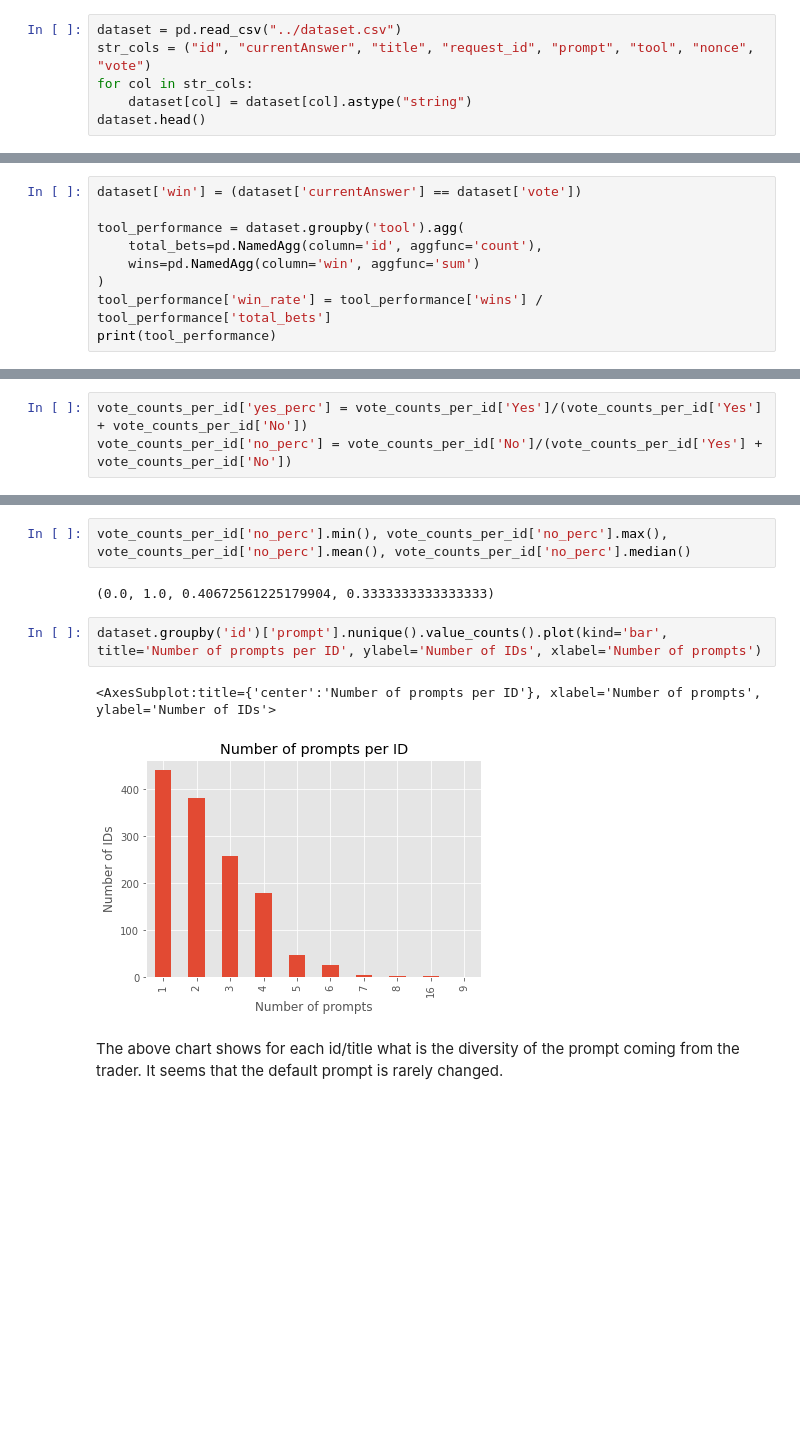
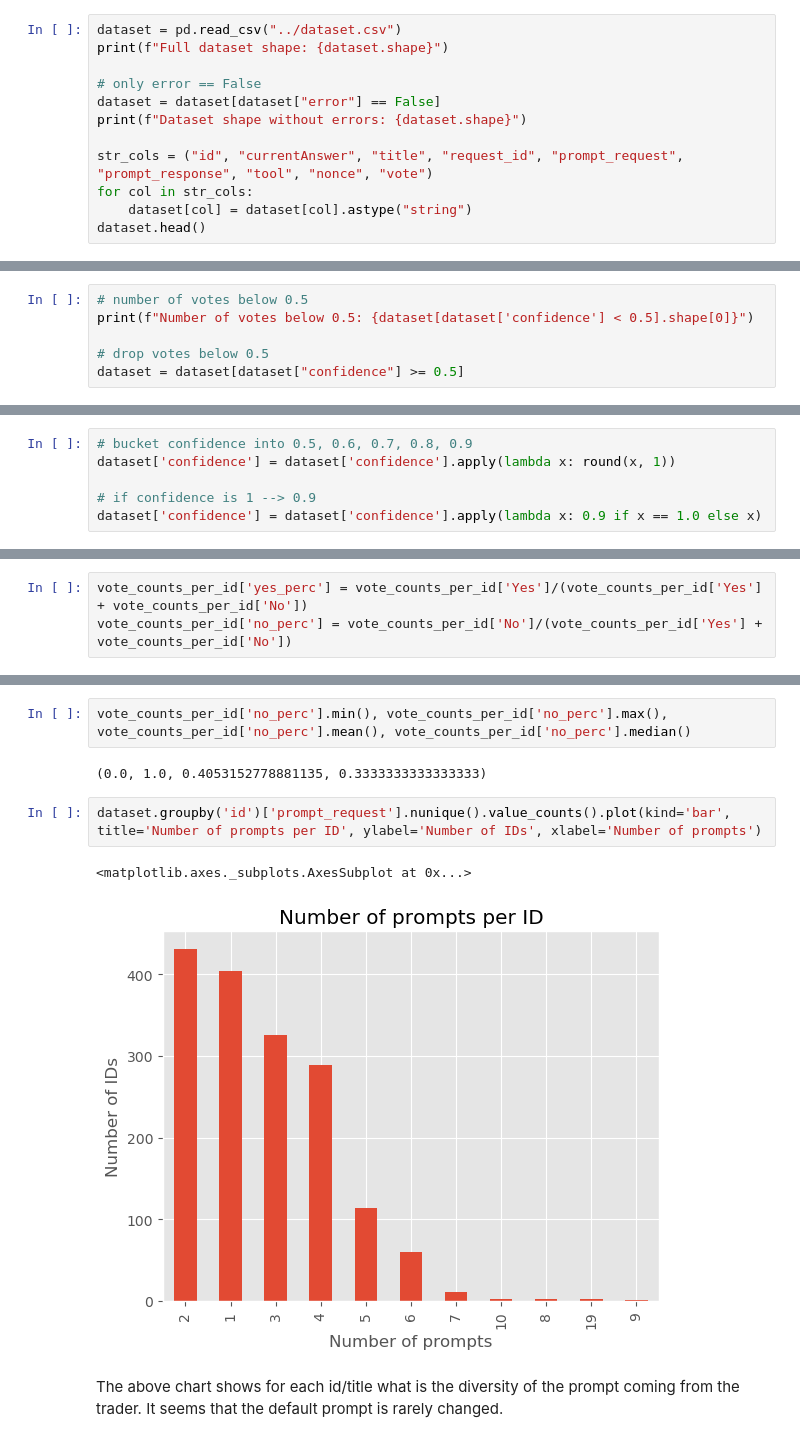
Before and after one commit to valory-xyz/scripts, a Jupyter notebook: fpmms/nbs/initial_analysis.ipynb, the cells around one changed output, grey strips where cells are left out. Cells and saved outputs as stored; diff of their text form; blank space fills up the shorter version.

```diff
--- a/fpmms/nbs/initial_analysis.ipynb
+++ b/fpmms/nbs/initial_analysis.ipynb
@@ -44,7 +44,13 @@ def gen_stats(df, tools_group, group, col: str):
 ### load data
 # %%
 dataset = pd.read_csv("../dataset.csv")
-str_cols = ("id", "currentAnswer", "title", "request_id", "prompt", "tool", "nonce", "vote")
+print(f"Full dataset shape: {dataset.shape}")
+
+# only error == False
+dataset = dataset[dataset["error"] == False]
+print(f"Dataset shape without errors: {dataset.shape}")
+
+str_cols = ("id", "currentAnswer", "title", "request_id", "prompt_request", "prompt_response", "tool", "nonce", "vote")
 for col in str_cols:
     dataset[col] = dataset[col].astype("string")
 dataset.head()
@@ -107,0 +118,6 @@ array([0.8 , 0.9 , 0.7 , 0.75, 0.6 , 0.5 , 0.85, 1.  , 0.35, 0.4 , 0.99,
+# %%
+# number of votes below 0.5
+print(f"Number of votes below 0.5: {dataset[dataset['confidence'] < 0.5].shape[0]}")
+
+# drop votes below 0.5
+dataset = dataset[dataset["confidence"] >= 0.5]
@@ -108,3 +126,9 @@ array([0.8 , 0.9 , 0.7 , 0.75, 0.6 , 0.5 , 0.85, 1.  , 0.35, 0.4 , 0.99,
+# %%
+# bucket confidence into 0.5, 0.6, 0.7, 0.8, 0.9
+dataset['confidence'] = dataset['confidence'].apply(lambda x: round(x, 1))
+
+# if confidence is 1 --> 0.9
+dataset['confidence'] = dataset['confidence'].apply(lambda x: 0.9 if x == 1.0 else x)
 # %%
 dataset.loc[(dataset["confidence"] >= 0.9) & (dataset["confidence"] < 1), "confidence"] = 0.9
 dataset.loc[dataset["confidence"] == 0.85, "confidence"] = 0.8
@@ -169,11 +193,2 @@ Text(0.5, 0, 'Tool')
 # %% [markdown]
 From above, it seems like the prediction-online tool may have a large bias towards yes answers.
-# %%
-dataset['win'] = (dataset['currentAnswer'] == dataset['vote'])
-
-tool_performance = dataset.groupby('tool').agg(
-    total_bets=pd.NamedAgg(column='id', aggfunc='count'),
-    wins=pd.NamedAgg(column='win', aggfunc='sum')
-)
-tool_performance['win_rate'] = tool_performance['wins'] / tool_performance['total_bets']
-print(tool_performance)
@@ -364,11 +327,11 @@ vote_counts_per_id['yes_perc'].min(), vote_counts_per_id['yes_perc'].max(), vote
 # %%
 vote_counts_per_id['no_perc'].min(), vote_counts_per_id['no_perc'].max(), vote_counts_per_id['no_perc'].mean(), vote_counts_per_id['no_perc'].median()
 # %% [output]
-(0.0, 1.0, 0.40672561225179904, 0.3333333333333333)
+(0.0, 1.0, 0.4053152778881135, 0.3333333333333333)
 # %%
-dataset.groupby('id')['prompt'].nunique().value_counts().plot(kind='bar', title='Number of prompts per ID', ylabel='Number of IDs', xlabel='Number of prompts')
+dataset.groupby('id')['prompt_request'].nunique().value_counts().plot(kind='bar', title='Number of prompts per ID', ylabel='Number of IDs', xlabel='Number of prompts')
 # %% [output]
-<AxesSubplot:title={'center':'Number of prompts per ID'}, xlabel='Number of prompts', ylabel='Number of IDs'>
+<matplotlib.axes._subplots.AxesSubplot at 0x...>
-[figure, old version]
+[figure, new version]
 # %% [markdown]
 The above chart shows for each id/title what is the diversity of the prompt coming from the trader. It seems that the default prompt is rarely changed.
```
Also changed, not shown: parts of 27 cells of this notebook, 3 other files.
